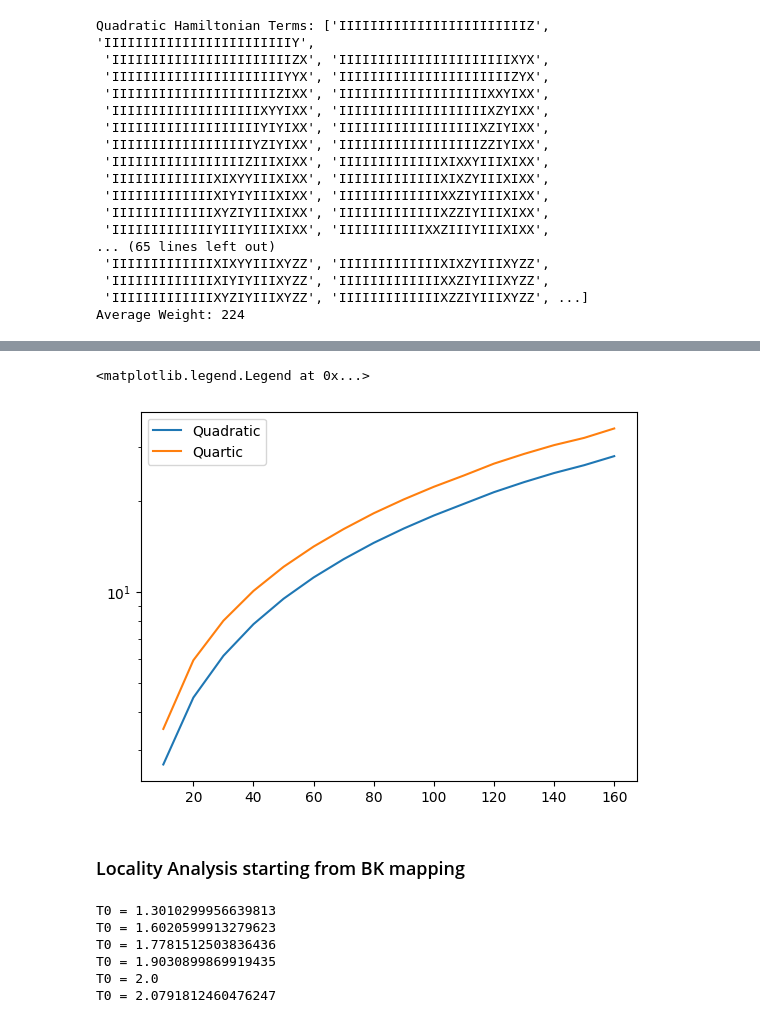
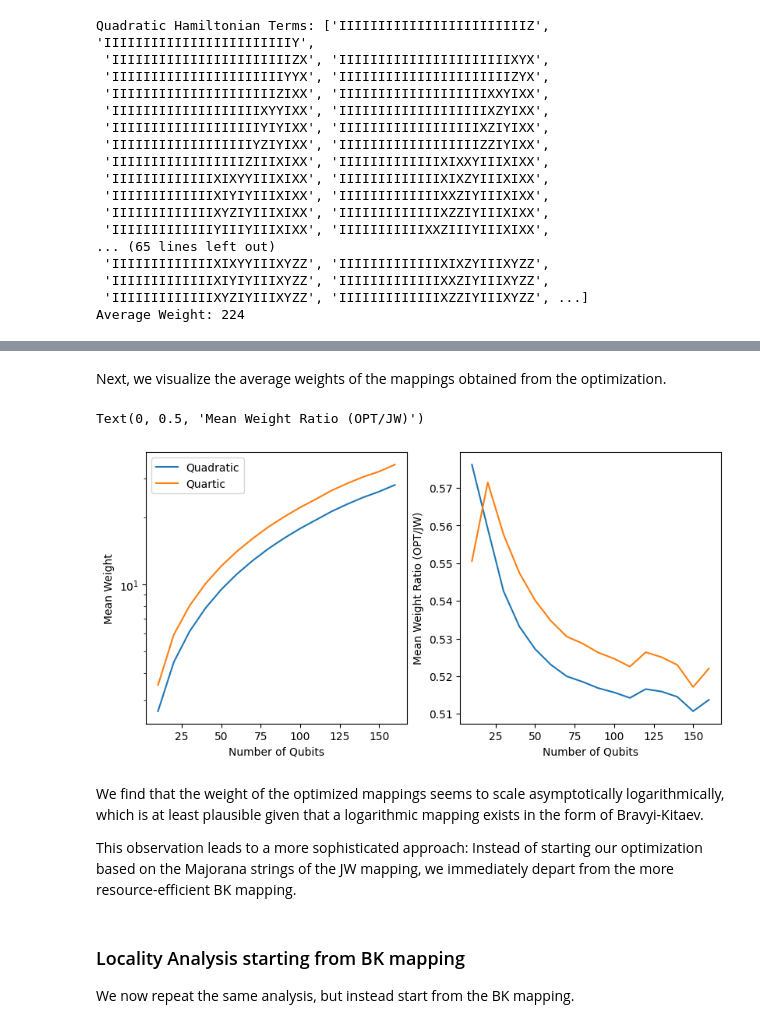
Before and after one commit to OnekaSingh/woq2025, a Jupyter notebook: binary_demo.ipynb, the cells around one changed output, grey strips where cells are left out. Drawn from its saved outputs; the diff is of its cells as text; code cells hidden in the pictures.

```diff
--- a/binary_demo.ipynb
+++ b/binary_demo.ipynb
@@ -136,8 +152,0 @@ T0 = 320
-# %%
-plt.plot(num_qubits, quadratic_weights, label="Quadratic")
-plt.plot(num_qubits, quartic_weights, label="Quartic")
-plt.yscale("log")
-plt.legend()
-# %% [output]
-<matplotlib.legend.Legend at 0x...>
-[figure, old version]
@@ -148,28 +153,38 @@ print(quartic_weights)
 # %%
-### Storing the results here for the optimizations based on JW
+### Storing the results here for the optimizations based on JW to avoid running the cell above every time
 
-[10, 20, 30, 40, 50, 60, 70, 80, 90, 100, 110, 120, 130, 140, 150, 160]
-[2.688888888888889, 4.473684210526316, 6.149425287356322, 7.82051282051282, 9.489795918367347, 11.158192090395481, 12.826086956521738, 14.518670886075949, 16.194007490636704, 17.87757575757576, 19.54095079232694, 21.351960784313725, 23.044722719141323, 24.697225077081193, 26.215928411633108, 28.083490566037735]
-[3.5238095238095237, 5.943034055727554, 8.030140485312899, 10.073180873180872, 12.098827616152844, 14.115848944394886, 16.1279688513952, 18.187037645898407, 20.208548875034733, 22.245547246077436, 24.24570007716711, 26.528682207346215, 28.563445339681376, 30.543116705801157, 32.26899230143717, 34.66383368904967]
+num_qubits = [10, 20, 30, 40, 50, 60, 70, 80, 90, 100, 110, 120, 130, 140, 150, 160]
+
+quadratic_weights_jw = np.array([4.666666666666667, 8.0, 11.333333333333334, 14.666666666666666, 18.0, 21.333333333333332, 24.666666666666668, 28.0, 31.333333333333332, 34.666666666666664, 38.0, 41.333333333333336, 44.666666666666664, 48.0, 51.333333333333336, 54.666666666666664])
+quartic_weights_jw = np.array([6.4, 10.4, 14.4, 18.4, 22.4, 26.4, 30.4, 34.4, 38.4, 42.4, 46.4, 50.4, 54.4, 58.4, 62.4, 66.4])
+
+quadratic_weights = np.array([2.688888888888889, 4.473684210526316, 6.149425287356322, 7.82051282051282, 9.489795918367347, 11.158192090395481, 12.826086956521738, 14.518670886075949, 16.194007490636704, 17.87757575757576, 19.54095079232694, 21.351960784313725, 23.044722719141323, 24.697225077081193, 26.215928411633108, 28.083490566037735])
+quartic_weights = np.array([3.5238095238095237, 5.943034055727554, 8.030140485312899, 10.073180873180872, 12.098827616152844, 14.115848944394886, 16.1279688513952, 18.187037645898407, 20.208548875034733, 22.245547246077436, 24.24570007716711, 26.528682207346215, 28.563445339681376, 30.543116705801157, 32.26899230143717, 34.66383368904967])
+# %% [markdown]
+Next, we visualize the average weights of the mappings obtained from the optimization.
+# %%
+fig, axs = plt.subplots(nrows=1, ncols=2, figsize=(8, 4), constrained_layout=True)
+
+axs[0].plot(num_qubits, quadratic_weights, label="Quadratic")
+axs[0].plot(num_qubits, quartic_weights, label="Quartic")
+axs[0].set_xlabel("Number of Qubits")
+axs[0].set_ylabel("Mean Weight")
+axs[0].set_yscale("log")
+axs[0].legend()
+
+axs[1].plot(num_qubits, quadratic_weights/quadratic_weights_jw, label="Quadratic")
+axs[1].plot(num_qubits, quartic_weights/quartic_weights_jw, label="Quartic")
+axs[1].set_xlabel("Number of Qubits")
+axs[1].set_ylabel("Mean Weight Ratio (OPT/JW)")
+# axs[1].legend()
+# %% [output]
+Text(0, 0.5, 'Mean Weight Ratio (OPT/JW)')
+[figure, new version]
+# %% [markdown]
+We find that the weight of the optimized mappings seems to scale asymptotically logarithmically, which is at least plausible given that a logarithmic mapping exists in the form of Bravyi-Kitaev.
+
+This observation leads to a more sophisticated approach: Instead of starting our optimization based on the Majorana strings of the JW mapping, we immediately depart from the more resource-efficient BK mapping.
 # %% [markdown]
 ### Locality Analysis starting from BK mapping
+
+We now repeat the same analysis, but instead start from the BK mapping.
-# %%
-quadratic_weights = []
-quartic_weights = []
-
-num_qubits = list(range(10, 61, 10))
-
-for N in num_qubits:
-
-    x, z, _ = bk_majoranas(N)
-    x, z, energies, energy_opt = anneal(x, z, explore=spread_node, energy=quadratic_term_mean_weight, cooling_rate=0.9999)
-
-    quadratic_weights.append(energy_opt)
-    quartic_weights.append(quartic_term_mean_weight(x, z))
-# %% [output]
-T0 = 1.3010299956639813
-T0 = 1.6020599913279623
-T0 = 1.7781512503836436
-T0 = 1.9030899869919435
-T0 = 2.0
-T0 = 2.0791812460476247
```
Also changed, not shown: parts of 15 cells of this notebook.
